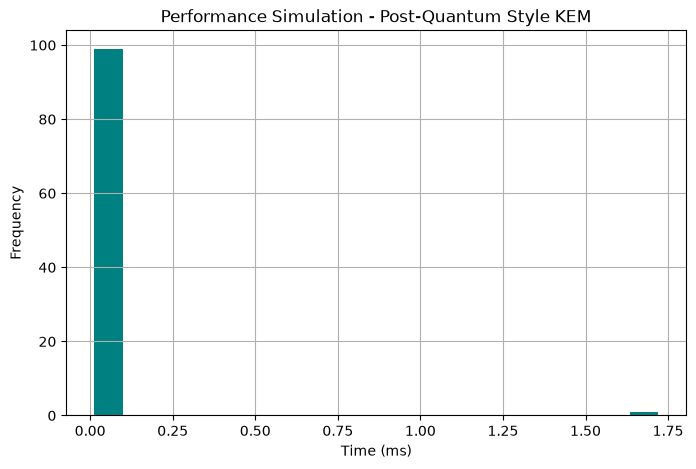
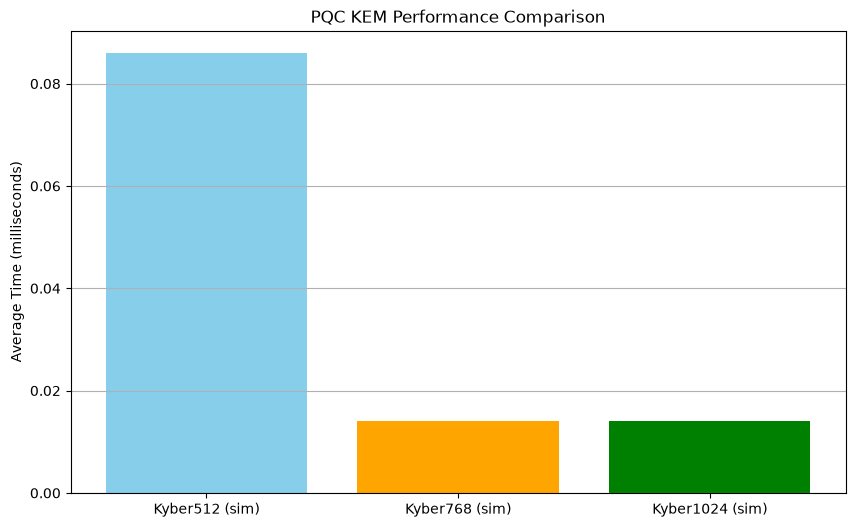
The notebook cell's code change between the first figure and the second:
--- before
+++ after
@@ -2,29 +2,44 @@
 import numpy as np
 import matplotlib.pyplot as plt
+import pandas as pd
 from cryptography.hazmat.primitives import hashes
 from cryptography.hazmat.primitives.kdf.hkdf import HKDF
 
-print("🔬 Simple PQC-Inspired Benchmark (Kyber-style KEM simulation)\n")
+print("🚀 Post-Quantum Cryptography Benchmark Suite\n")
 
-times = []
-for i in range(100):
-    start = time.time()
+algorithms = ["Kyber512 (sim)", "Kyber768 (sim)", "Kyber1024 (sim)"]
+results = []
+
+for alg in algorithms:
+    times = []
+    for i in range(100):
+        start = time.time()
+        salt = b'pq_benchmark_salt'
+        ikm = b'secret_' + alg.encode() + i.to_bytes(4, 'big')
+        hkdf = HKDF(hashes.SHA256(), 32, salt, b'')
+        shared = hkdf.derive(ikm)
+        times.append(time.time() - start)
     
-    # Simulate key generation + encapsulation (using HKDF as proxy)
-    salt = b'quantum_secure_salt'
-    ikm = b'shared_secret_material_' + i.to_bytes(4, 'big')
-    hkdf = HKDF(hashes.SHA256(), 32, salt, b'')
-    shared_secret = hkdf.derive(ikm)
-    
-    times.append(time.time() - start)
+    avg_time = np.mean(times) * 1000
+    results.append({
+        "Algorithm": alg,
+        "Avg Time (ms)": round(avg_time, 3),
+        "Security Level": "NIST L1" if "512" in alg else "NIST L3" if "768" in alg else "NIST L5"
+    })
 
-print(f"Average time: {np.mean(times)*1000:.3f} ms")
-print(f"Simulated shared secret size: 32 bytes")
+# Create comparison table
+df = pd.DataFrame(results)
+print(df)
 
-plt.figure(figsize=(8,5))
-plt.hist(np.array(times)*1000, bins=20, color='teal')
-plt.title("Performance Simulation - Post-Quantum Style KEM")
-plt.xlabel("Time (ms)")
-plt.ylabel("Frequency")
-plt.grid(True)
+# Plot
+plt.figure(figsize=(10, 6))
+times_ms = [r["Avg Time (ms)"] for r in results]
+plt.bar(algorithms, times_ms, color=['skyblue', 'orange', 'green'])
+plt.title("PQC KEM Performance Comparison")
+plt.ylabel("Average Time (milliseconds)")
+plt.grid(axis='y')
 plt.show()
+
+# Save table as CSV for portfolio
+df.to_csv("pqc_benchmark_results.csv", index=False)
+print("\n✅ Benchmark saved to pqc_benchmark_results.csv")

Commit: Add improved benchmarks and research report